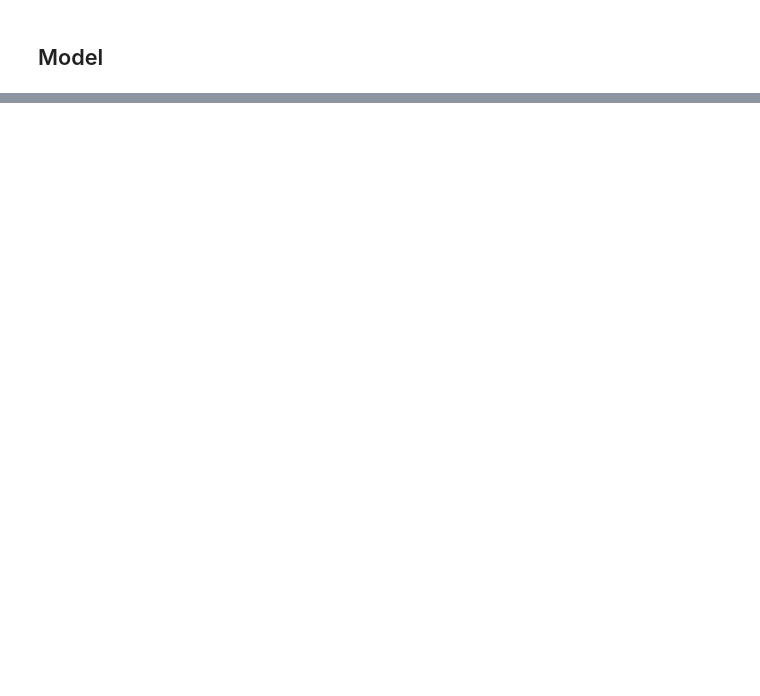
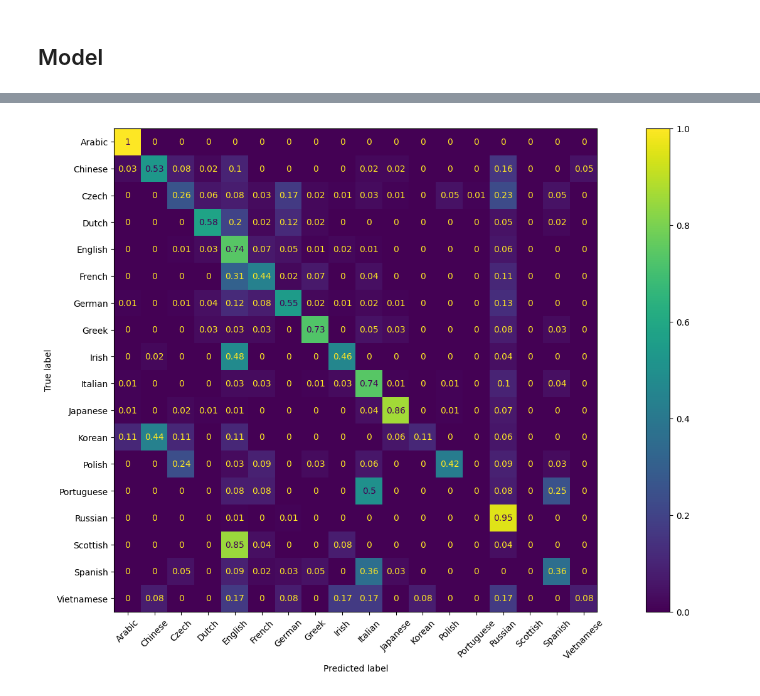
Before and after one commit to RobGarrard/encoder-decoder, a Jupyter notebook: src/2_encoder_decoder_names.ipynb, the cells around one changed output, grey strips where cells are left out. Cells and saved outputs as stored; diff of their text form; code cells hidden in the pictures; blank space fills up the shorter version.

```diff
--- a/src/2_encoder_decoder_names.ipynb
+++ b/src/2_encoder_decoder_names.ipynb
@@ -519,5 +242,5 @@ tensorboard_logger = TensorBoardLogger(
 # %%
-model.train()
+# Use our nominated accelerator and log to tensorboard
 trainer = L.Trainer(
     devices=1,
     accelerator=ACCELERATOR,
@@ -566,9 +260,0 @@ model.inference(name)
-# %%
-# Run it over the dataset
-
-for i in range(3):
-    x, y, name, country = dataset[np.random.randint(0, len(dataset))]
-    print("Name: ", name)
-    print("Country: ", country)
-    print("Predicted: ", model.inference(name))
-    print("\n")
@@ -588,0 +263,7 @@ Predicted:  Russian
+# %%
+model.freeze()
+
+names = ["Thompson", "Jackson", "Satoshi", "Javier", "Wang", "Kim", "Lee", "Kumar", "Ericsson"]
+
+for name in names:
+    print(f"Name: {name} \t Prediction: {model.inference(name)}")
@@ -589,8 +284,13 @@ Predicted:  Russian
 # %%
 # Evaluate accuracy:
+model.eval()
+names = []
+actual = []
+predicted = []
 
-predictions = []
-for x, y, name, actual in val:
-    predicted = model.inference(name)
+for x, y, name, country in val_data:
+    prediction = model.inference(name)
 
-    predictions.append((name, actual, predicted))
+    names.append(name)
+    actual.append(country)
+    predicted.append(prediction)
@@ -653,0 +317,14 @@ plt.show()
+# %%
+labels = sorted(list(set(actual).union(set(predicted))))
+cm = confusion_matrix(actual, predicted, labels=labels, normalize="true")
+cm = np.round(cm, 2)
+
+plt.figure(figsize=(20, 10))
+ax = plt.gca()
+
+ConfusionMatrixDisplay(cm, display_labels=labels).plot(ax=ax)
+plt.xticks(rotation=45)
+
+plt.show()
+# %% [output]
+[figure, added]
```
Also changed, not shown: parts of 43 cells of this notebook, 5 other files.
